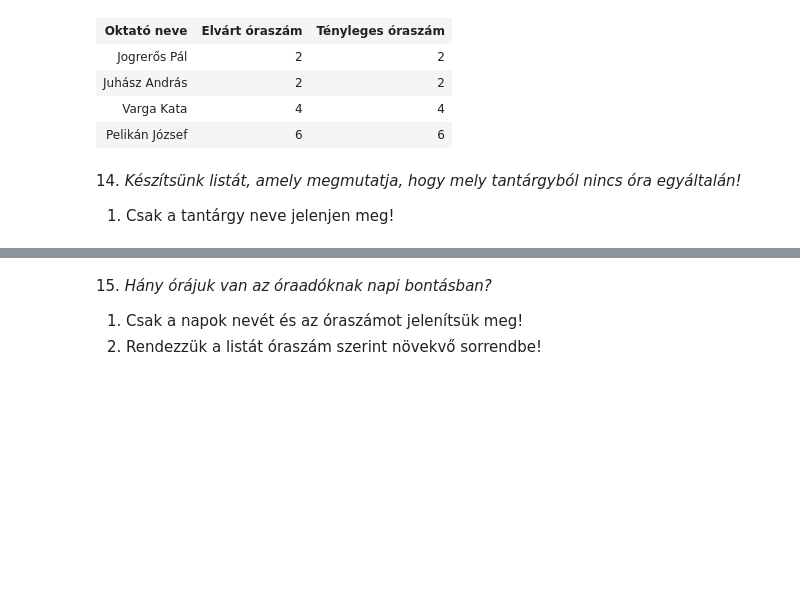
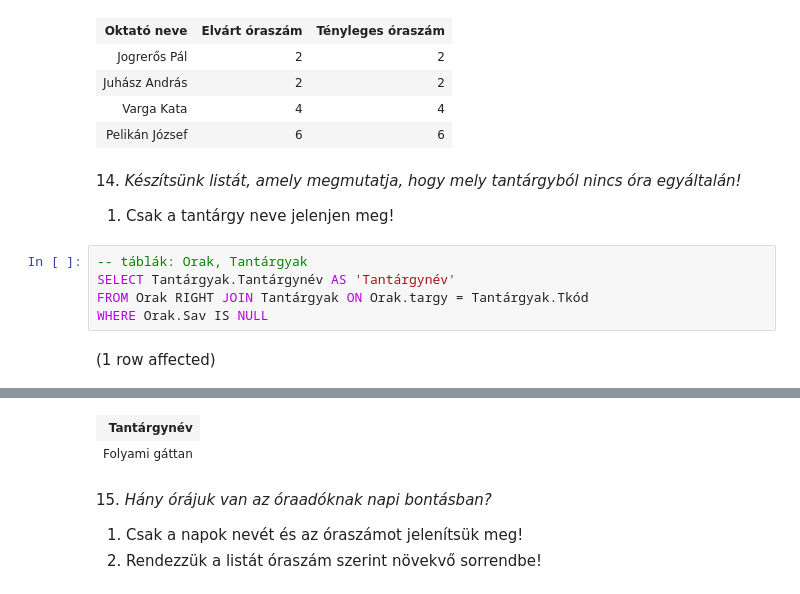
Before and after one commit to varadikitti/sqlgyak03, a Jupyter notebook: gyakorlat03_feladatok.ipynb, the cells around one changed output, grey strips where cells are left out. Cells and saved outputs as stored; diff of their text form; blank space fills up the shorter version.

```diff
--- a/gyakorlat03_feladatok.ipynb
+++ b/gyakorlat03_feladatok.ipynb
@@ -364,3 +364,10 @@ Total execution time: 00:00:00.030
 14. _Készítsünk listát, amely megmutatja, hogy mely tantárgyból nincs óra egyáltalán!_
 
 1. Csak a tantárgy neve jelenjen meg!
+# %%
+-- táblák: Orak, Tantárgyak
+SELECT Tantárgyak.Tantárgynév AS 'Tantárgynév'
+FROM Orak RIGHT JOIN Tantárgyak ON Orak.targy = Tantárgyak.Tkód
+WHERE Orak.Sav IS NULL
+# %% [output]
+(1 row affected)
@@ -367,3 +375,5 @@ Total execution time: 00:00:00.030
+| Tantárgynév |
+| Folyami gáttan |
 # %% [markdown]
 15. _Hány órájuk van az óraadóknak napi bontásban?_
 
```
Also changed, not shown: parts of 2 cells of this notebook.
